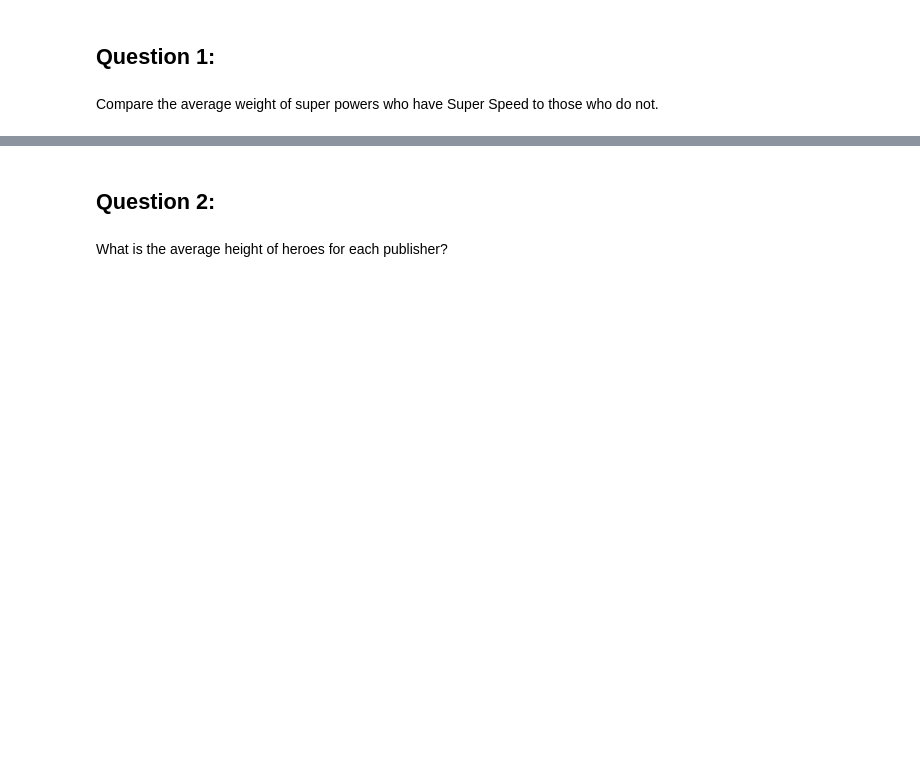
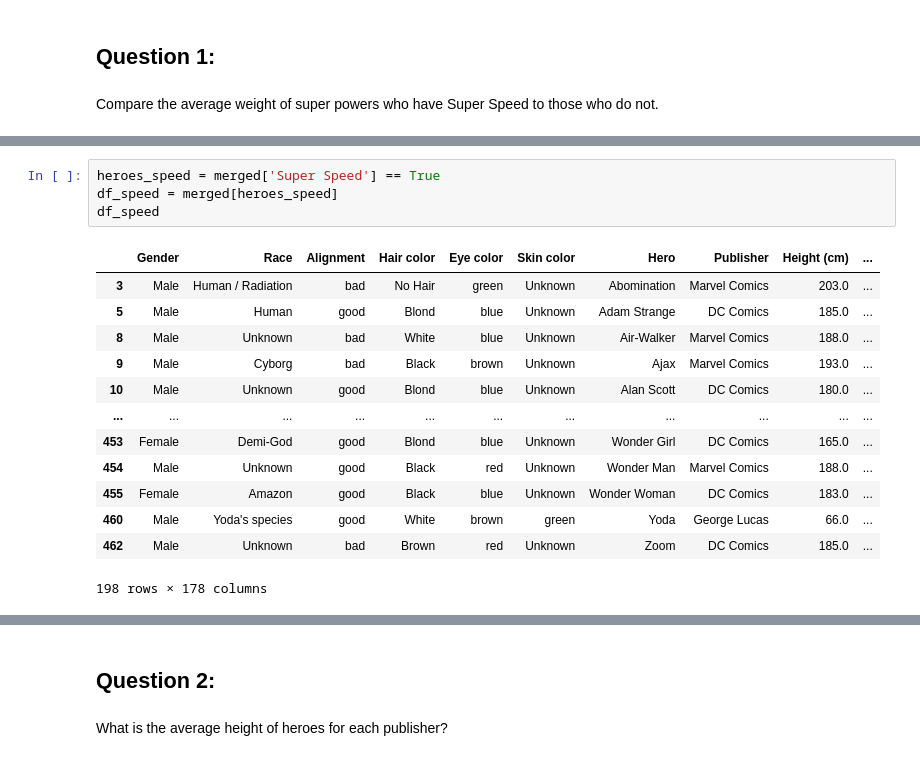
Before and after one commit to Osmayda/Applying-Advanced-Transformations--Core-, a Jupyter notebook: Applying Advanced Transformations.ipynb, the cells around one changed output, grey strips where cells are left out. Cells and saved outputs as stored; diff of their text form; blank space fills up the shorter version.

```diff
--- a/Applying Advanced Transformations.ipynb
+++ b/Applying Advanced Transformations.ipynb
@@ -324,0 +355,18 @@ Compare the average weight of super powers who have Super Speed to those who do
+# %%
+heroes_speed = merged['Super Speed'] == True
+df_speed = merged[heroes_speed]
+df_speed
+# %% [output]
+|  | Gender | Race | Alignment | Hair color | Eye color | Skin color | Hero | Publisher | Height (cm) | ... |
+| 3 | Male | Human / Radiation | bad | No Hair | green | Unknown | Abomination | Marvel Comics | 203.0 | ... |
+| 5 | Male | Human | good | Blond | blue | Unknown | Adam Strange | DC Comics | 185.0 | ... |
+| 8 | Male | Unknown | bad | White | blue | Unknown | Air-Walker | Marvel Comics | 188.0 | ... |
+| 9 | Male | Cyborg | bad | Black | brown | Unknown | Ajax | Marvel Comics | 193.0 | ... |
+| 10 | Male | Unknown | good | Blond | blue | Unknown | Alan Scott | DC Comics | 180.0 | ... |
+| ... | ... | ... | ... | ... | ... | ... | ... | ... | ... | ... |
+| 453 | Female | Demi-God | good | Blond | blue | Unknown | Wonder Girl | DC Comics | 165.0 | ... |
+| 454 | Male | Unknown | good | Black | red | Unknown | Wonder Man | Marvel Comics | 188.0 | ... |
+| 455 | Female | Amazon | good | Black | blue | Unknown | Wonder Woman | DC Comics | 183.0 | ... |
+| 460 | Male | Yoda's species | good | White | brown | green | Yoda | George Lucas | 66.0 | ... |
+| 462 | Male | Unknown | bad | Brown | red | Unknown | Zoom | DC Comics | 185.0 | ... |
+198 rows × 178 columns
```
Also changed, not shown: parts of 12 cells of this notebook.
